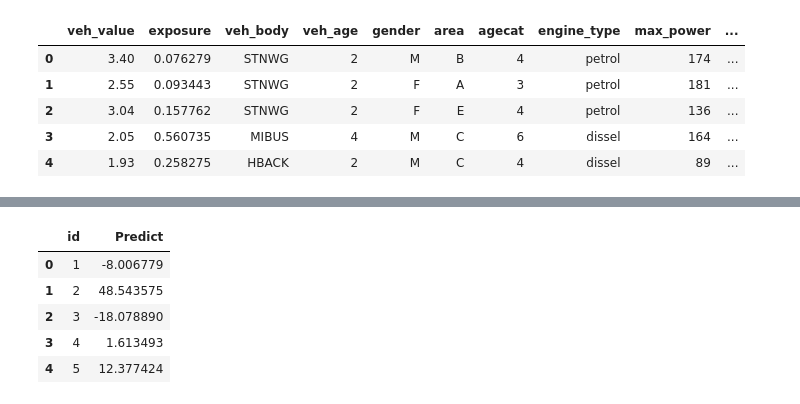
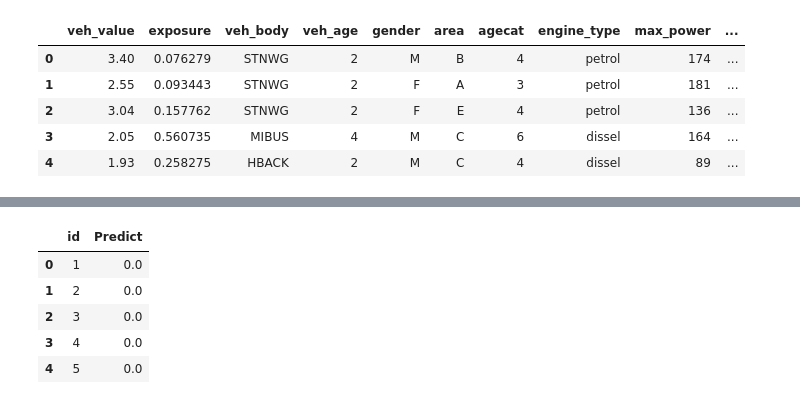
Before and after one commit to ethanp55/insurance_claim_prediction, a Jupyter notebook: main.ipynb, the cells around one changed output, grey strips where cells are left out. Saved outputs shown, nothing was run; the diff lists cells and outputs as text; code cells hidden in the pictures.

```diff
--- a/main.ipynb
+++ b/main.ipynb
@@ -941,4 +1124,4 @@ val_df_dummies = val_df_dummies.rename(columns={'high_education_ind_0': 'high_ed
 # %%
-val_df_dummies['clm'] = clm_model.predict(val_df_dummies)
+val_df_dummies['clm'] = clm_model.predict(val_df_dummies_clm_scaled)
 val_df_dummies['clm'].value_counts()
 # %% [output]
@@ -947,5 +1130,7 @@ val_df_dummies['clm'].value_counts()
 Name: clm, dtype: int64
+# %%
+val_df_dummies_num_claims_scaled = num_claims_scaler.transform(val_df_dummies)
 # %%
-val_df_dummies['numclaims'] = num_claims_model.predict(val_df_dummies)
+val_df_dummies['numclaims'] = num_claims_model.predict(val_df_dummies_num_claims_scaled)
 val_df_dummies['numclaims'].value_counts()
 # %% [output]
@@ -955,4 +1140,6 @@ val_df_dummies['numclaims'].value_counts()
 Name: numclaims, dtype: int64
+# %%
+val_df_dummies = cost_scaler.transform(val_df_dummies)
 # %%
 predicted_costs = cost_model.predict(val_df_dummies)
 
@@ -972,12 +1156,12 @@ plt.show()
 # %%
-submission_df = pd.DataFrame({'id': ids, 'Predict': predicted_costs})
+submission_df = pd.DataFrame({'id': ids, 'Predict': predicted_costs.reshape(-1,)})
 submission_df.head()
 # %% [output]
 |  | id | Predict |
-| 0 | 1 | -8.006779 |
-| 1 | 2 | 48.543575 |
-| 2 | 3 | -18.078890 |
-| 3 | 4 | 1.613493 |
-| 4 | 5 | 12.377424 |
+| 0 | 1 | 0.0 |
+| 1 | 2 | 0.0 |
+| 2 | 3 | 0.0 |
+| 3 | 4 | 0.0 |
+| 4 | 5 | 0.0 |
 # %%
 submission_df.to_csv('./data/submission.csv', index=False)
```
Also changed, not shown: parts of 47 cells of this notebook, 27 other files.
